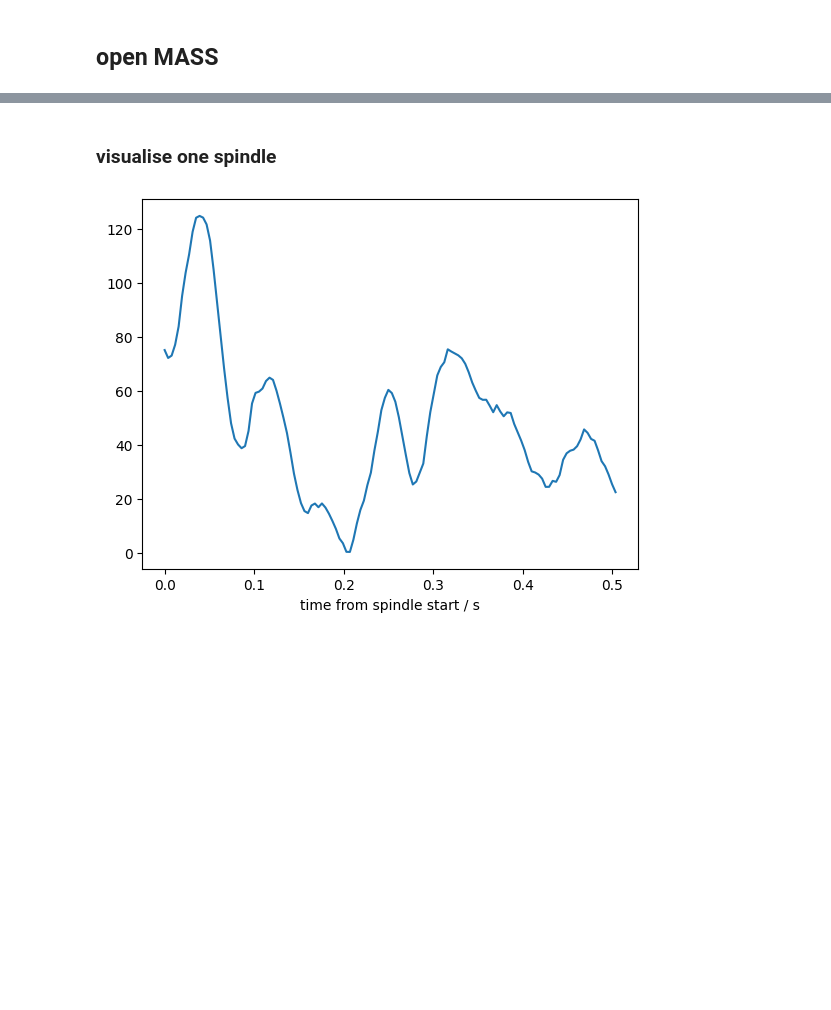
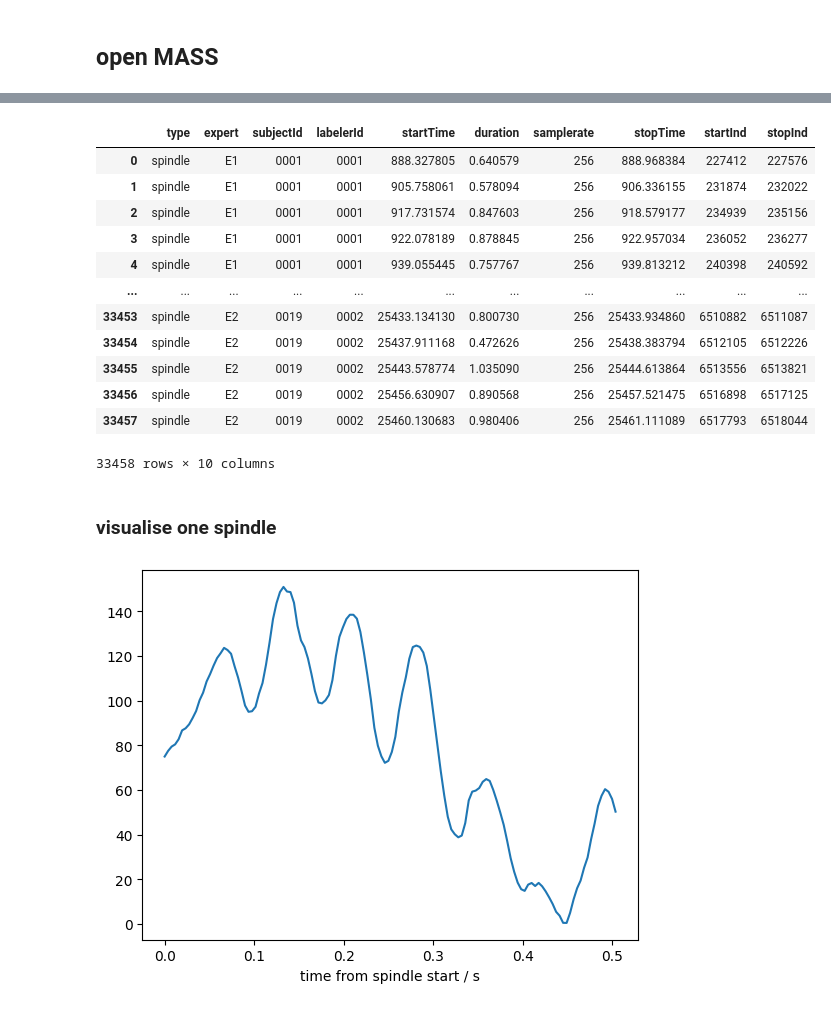
Before and after one commit to quiquegurdiel/SpinCo, a Jupyter notebook: PreProcess004_MASS_visualSpindleAnno.ipynb, the cells around one changed output, grey strips where cells are left out. Saved outputs shown, nothing was run; the diff lists cells and outputs as text; code cells hidden in the pictures; blank space fills up the shorter version.

```diff
--- a/PreProcess004_MASS_visualSpindleAnno.ipynb
+++ b/PreProcess004_MASS_visualSpindleAnno.ipynb
@@ -48,3 +32,20 @@ annotations
+# %%
+annotations=annotations[annotations.type=="spindle"].reset_index(drop=True)
+annotations
+# %% [output]
+|  | type | expert | subjectId | labelerId | startTime | duration | samplerate | stopTime | startInd | stopInd |
+| 0 | spindle | E1 | 0001 | 0001 | 888.327805 | 0.640579 | 256 | 888.968384 | 227412 | 227576 |
+| 1 | spindle | E1 | 0001 | 0001 | 905.758061 | 0.578094 | 256 | 906.336155 | 231874 | 232022 |
+| 2 | spindle | E1 | 0001 | 0001 | 917.731574 | 0.847603 | 256 | 918.579177 | 234939 | 235156 |
+| 3 | spindle | E1 | 0001 | 0001 | 922.078189 | 0.878845 | 256 | 922.957034 | 236052 | 236277 |
+| 4 | spindle | E1 | 0001 | 0001 | 939.055445 | 0.757767 | 256 | 939.813212 | 240398 | 240592 |
+| ... | ... | ... | ... | ... | ... | ... | ... | ... | ... | ... |
+| 33453 | spindle | E2 | 0019 | 0002 | 25433.134130 | 0.800730 | 256 | 25433.934860 | 6510882 | 6511087 |
+| 33454 | spindle | E2 | 0019 | 0002 | 25437.911168 | 0.472626 | 256 | 25438.383794 | 6512105 | 6512226 |
+| 33455 | spindle | E2 | 0019 | 0002 | 25443.578774 | 1.035090 | 256 | 25444.613864 | 6513556 | 6513821 |
+| 33456 | spindle | E2 | 0019 | 0002 | 25456.630907 | 0.890568 | 256 | 25457.521475 | 6516898 | 6517125 |
+| 33457 | spindle | E2 | 0019 | 0002 | 25460.130683 | 0.980406 | 256 | 25461.111089 | 6517793 | 6518044 |
+33458 rows × 10 columns
 # %% [markdown]
 ### visualise one spindle
 # %%
@@ -63,7 +64,7 @@ plt.plot(timepoints[info.startInd:info.stopInd]-timepoints[info.startInd],signal
 plt.xlabel("time from spindle start / s")
 plt.show()
 # %% [output]
-[figure, old version]
+[figure, new version]
 # %%
 def getCharacteristicFreqsFromRow(row,signal,samplerate,freqRange,fftResolution=2048):
     signal=signal[row.subjectId]
```
Also changed, not shown: parts of 5 cells of this notebook, 16 other files.
